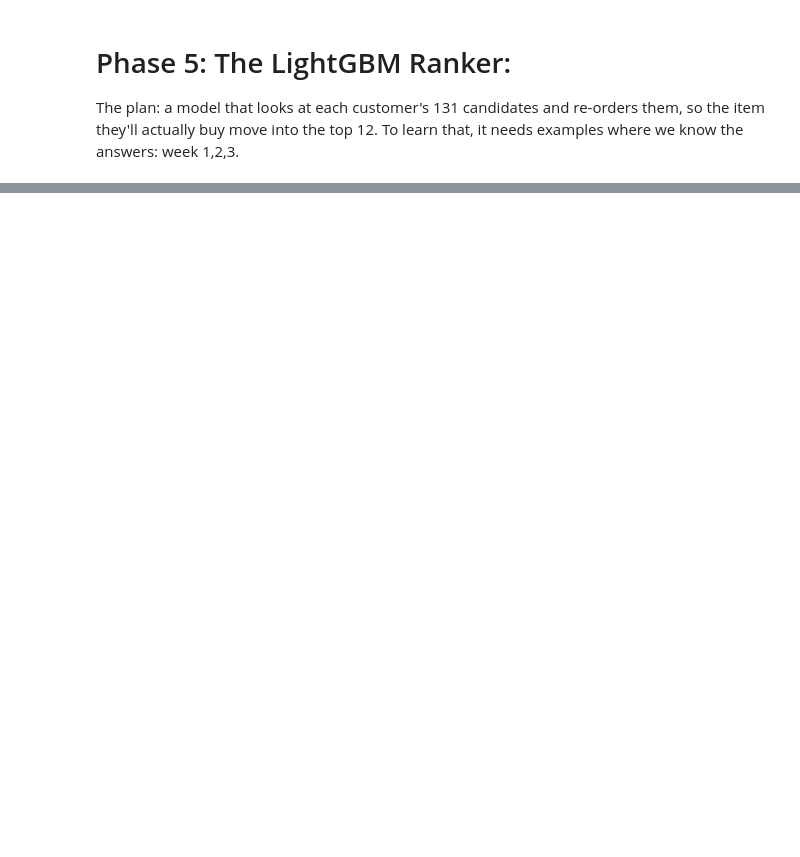
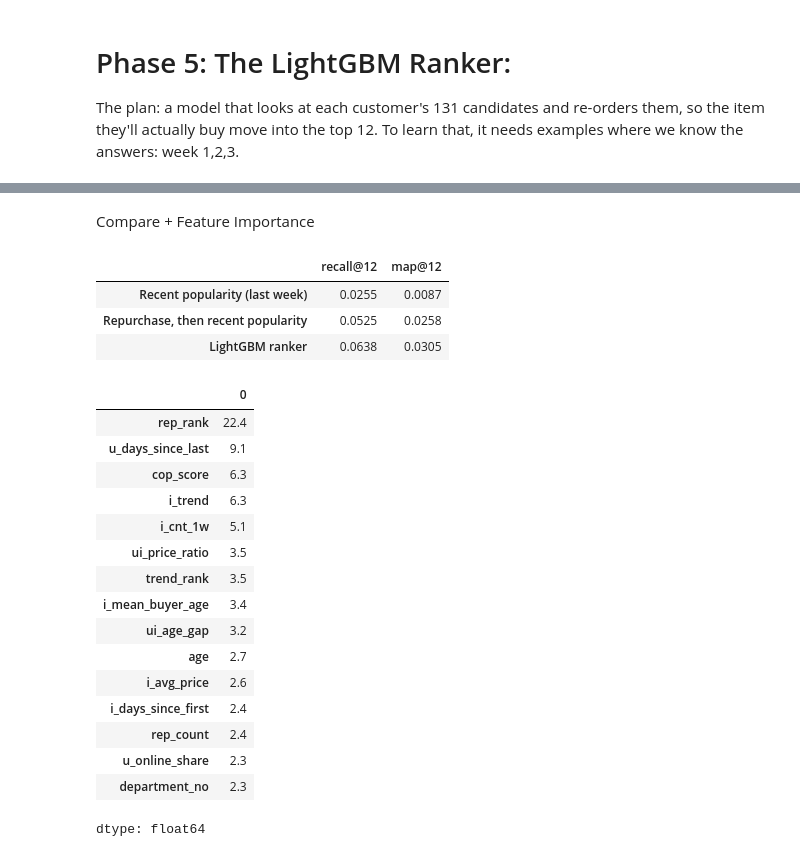
Before and after one commit to WoahImCoding/ecommerce-recommender, a Jupyter notebook: notebooks/04_candidates.ipynb, the cells around one changed output, grey strips where cells are left out. Saved outputs shown, nothing was run; the diff lists cells and outputs as text; code cells hidden in the pictures; blank space fills up the shorter version.

Commit message:
Testing Using LightGBM done

```diff
--- a/notebooks/04_candidates.ipynb
+++ b/notebooks/04_candidates.ipynb
@@ -450,0 +529,26 @@ The Training Data
+# %%
+import os, gc, time
+
+# Free anything left over from Phase 4 testing
+for name in ["cands0", "hist0", "cands", "train", "test"]:
+    globals().pop(name, None)
+gc.collect()
+
+for w in [0, 1, 2, 3]:                       # week 0 = test (largest) first, while memory is emptiest
+    path = f"/content/feat_week{w}.parquet"
+    if os.path.exists(path):
+        print(f"week {w}: already saved, skipping")
+        continue
+    t0 = time.time()
+    c, h = build_candidates(recent, label_week=w)
+    if w > 0:                                # training weeks: keep customers who bought at least one candidate
+        c = c[c.groupby("cust")["label"].transform("max") == 1]
+    add_features(c, h, cust_feat, art).to_parquet(path)
+    print(f"week {w}: {len(c):,} rows, {c['cust'].nunique():,} customers, "
+          f"positive rate {c['label'].mean():.3f} ({time.time() - t0:.0f} s)")
+    del c, h; gc.collect()                   # free this week before building the next
+
+if not os.path.exists("/content/test_labels.parquet"):
+    recent.loc[recent["week_ago"] == 0, ["cust", "article_id"]].to_parquet("/content/test_labels.parquet")
+
+!ls -lh /content/feat_week*.parquet /content/test_labels.parquet
@@ -450,0 +646,38 @@ The Training Data
+# %% [markdown]
+Compare + Feature Importance
+# %%
+summary = pd.DataFrame({
+    "Recent popularity (last week)":      {"recall@12": 0.0255, "map@12": 0.0087},
+    "Repurchase, then recent popularity": {"recall@12": 0.0525, "map@12": 0.0258},
+    "LightGBM ranker":                    result,
+}).T
+display(summary)
+
+imp = pd.Series(booster.feature_importance("gain"), index=FEATURES)
+imp = (100 * imp / imp.sum()).sort_values(ascending=False).round(1)
+with open("/content/results.json", "w") as f:
+    json.dump({"ranker": result, "test_customers": len(actual),
+               "feature_importance_pct": imp.to_dict()}, f, indent=2)
+imp.head(15)
+# %% [output]
+|  | recall@12 | map@12 |
+| Recent popularity (last week) | 0.0255 | 0.0087 |
+| Repurchase, then recent popularity | 0.0525 | 0.0258 |
+| LightGBM ranker | 0.0638 | 0.0305 |
+|  | 0 |
+| rep_rank | 22.4 |
+| u_days_since_last | 9.1 |
+| cop_score | 6.3 |
+| i_trend | 6.3 |
+| i_cnt_1w | 5.1 |
+| ui_price_ratio | 3.5 |
+| trend_rank | 3.5 |
+| i_mean_buyer_age | 3.4 |
+| ui_age_gap | 3.2 |
+| age | 2.7 |
+| i_avg_price | 2.6 |
+| i_days_since_first | 2.4 |
+| rep_count | 2.4 |
+| u_online_share | 2.3 |
+| department_no | 2.3 |
+dtype: float64
```
Also changed, not shown: parts of 15 cells of this notebook.
